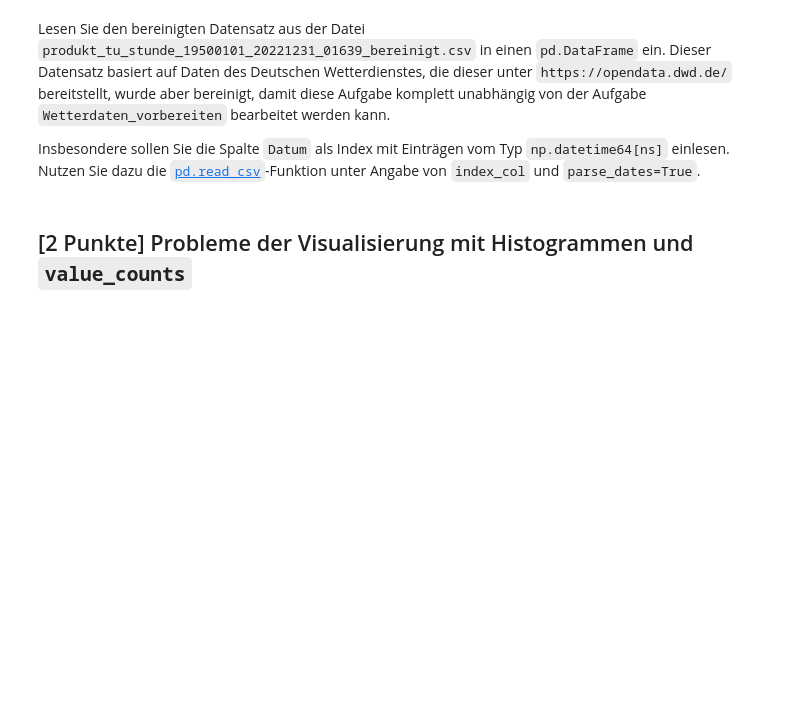
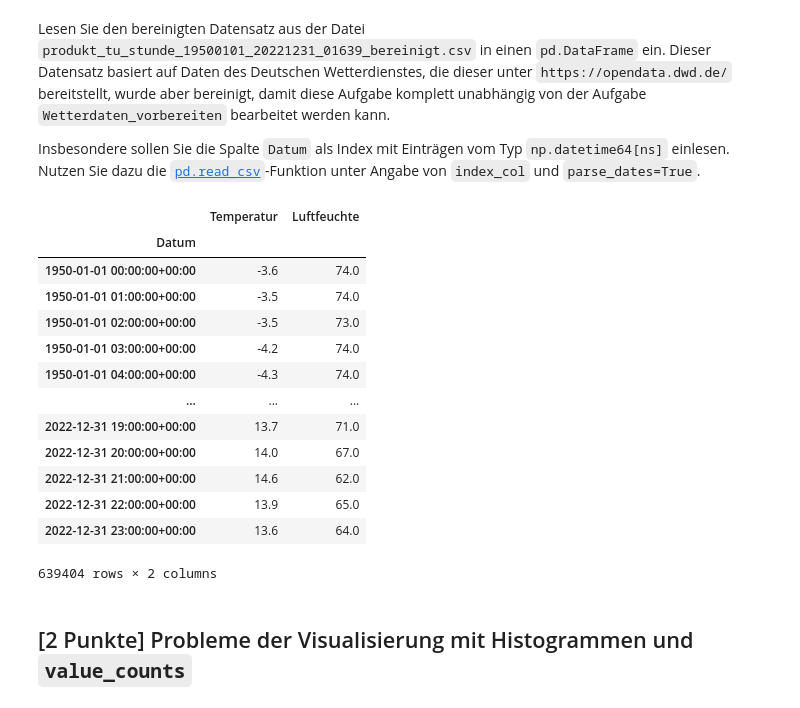
Before and after one commit to TimJoest/Datascience_2, a Jupyter notebook: MNM/Hausaufgaben/04_DataFrames/Wetterdaten_analysieren.ipynb, the cells around one changed output. Cells and saved outputs as stored; diff of their text form; code cells hidden in the pictures; blank space fills up the shorter version.

```diff
--- a/MNM/Hausaufgaben/04_DataFrames/Wetterdaten_analysieren.ipynb
+++ b/MNM/Hausaufgaben/04_DataFrames/Wetterdaten_analysieren.ipynb
@@ -13,7 +13,23 @@ Lesen Sie den bereinigten Datensatz aus der Datei `produkt_tu_stunde_19500101_20
 
 Insbesondere sollen Sie die Spalte `Datum` als Index mit Einträgen vom Typ `np.datetime64[ns]` einlesen. Nutzen Sie dazu die [`pd.read_csv`](https://pandas.pydata.org/pandas-docs/stable/reference/api/pandas.read_csv.html)-Funktion  unter Angabe von `index_col` und `parse_dates=True`.
 # %%
-# Bitte geben Sie Ihren Code hier ein.
+wetterdaten = pd.read_csv("produkt_tu_stunde_19500101_20221231_01639_bereinigt.csv", index_col="Datum", parse_dates=True)
+wetterdaten
+# %% [output]
+|  | Temperatur | Luftfeuchte |
+| Datum |  |  |
+| 1950-01-01 00:00:00+00:00 | -3.6 | 74.0 |
+| 1950-01-01 01:00:00+00:00 | -3.5 | 74.0 |
+| 1950-01-01 02:00:00+00:00 | -3.5 | 73.0 |
+| 1950-01-01 03:00:00+00:00 | -4.2 | 74.0 |
+| 1950-01-01 04:00:00+00:00 | -4.3 | 74.0 |
+| ... | ... | ... |
+| 2022-12-31 19:00:00+00:00 | 13.7 | 71.0 |
+| 2022-12-31 20:00:00+00:00 | 14.0 | 67.0 |
+| 2022-12-31 21:00:00+00:00 | 14.6 | 62.0 |
+| 2022-12-31 22:00:00+00:00 | 13.9 | 65.0 |
+| 2022-12-31 23:00:00+00:00 | 13.6 | 64.0 |
+639404 rows × 2 columns
 # %% [markdown]
 ## [2 Punkte] Probleme der Visualisierung mit Histogrammen und `value_counts`
 # %% [markdown]
```
Also changed, not shown: parts of 3 cells of this notebook, 14 other files.
